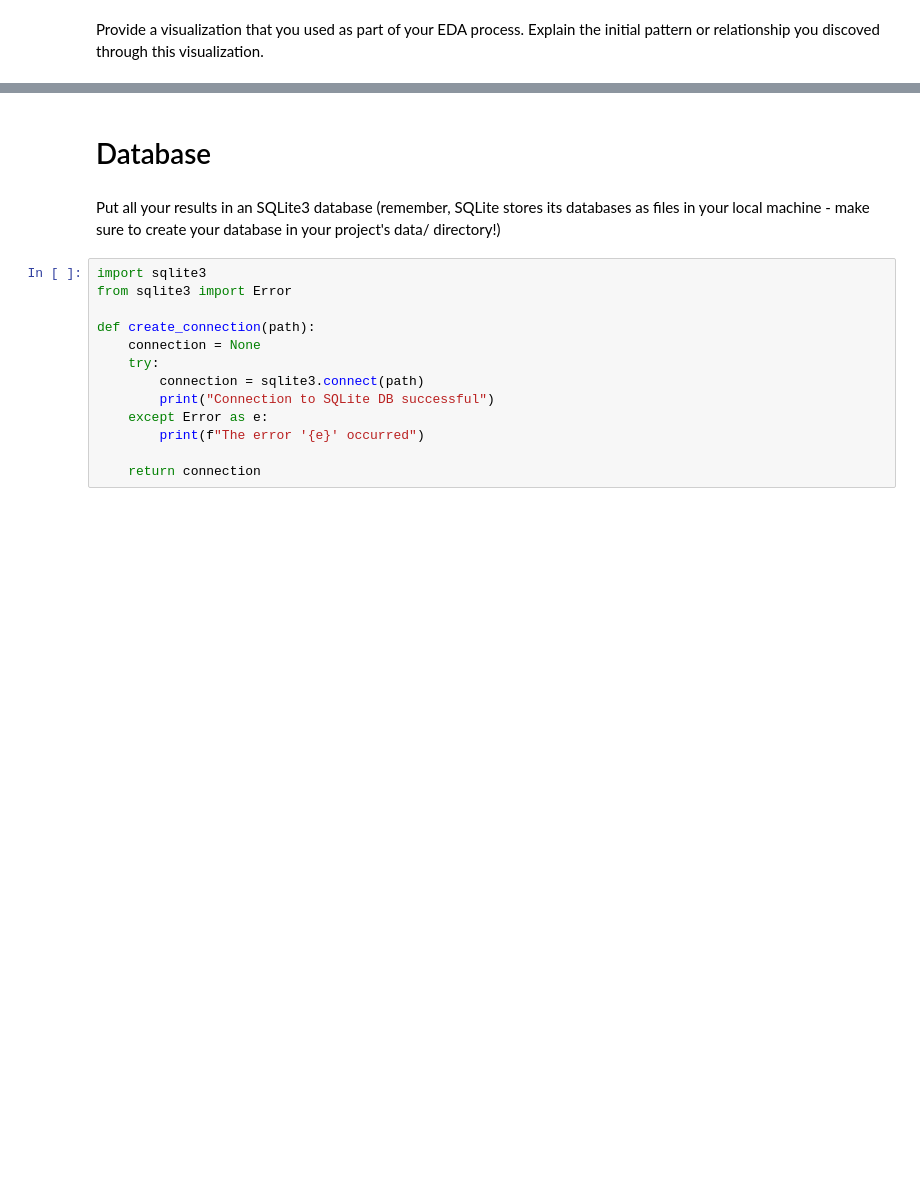
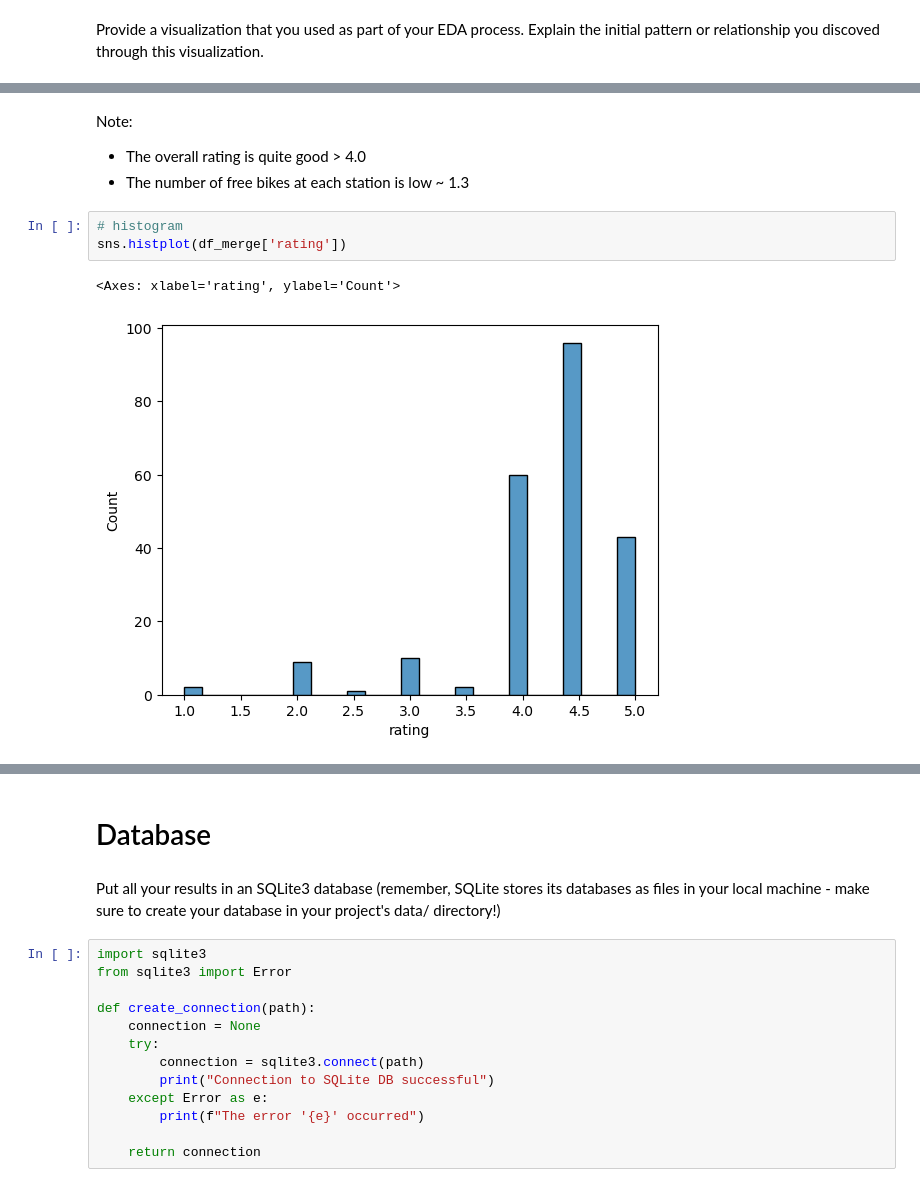
Before and after one commit to thonglamhai/statistical_modelling, a Jupyter notebook: notebooks/joining_data.ipynb, the cells around one changed output, grey strips where cells are left out. Cells and saved outputs as stored; diff of their text form; blank space fills up the shorter version.

```diff
--- a/notebooks/joining_data.ipynb
+++ b/notebooks/joining_data.ipynb
@@ -42,0 +82,10 @@ df_merge.head()
+# %% [markdown]
+Note:
+- The overall rating is quite good > 4.0
+- The number of free bikes at each station is low ~ 1.3
+# %%
+# histogram
+sns.histplot(df_merge['rating'])
+# %% [output]
+<Axes: xlabel='rating', ylabel='Count'>
+[figure, added]
```
Also changed, not shown: parts of 17 cells of this notebook, 1 other file.
